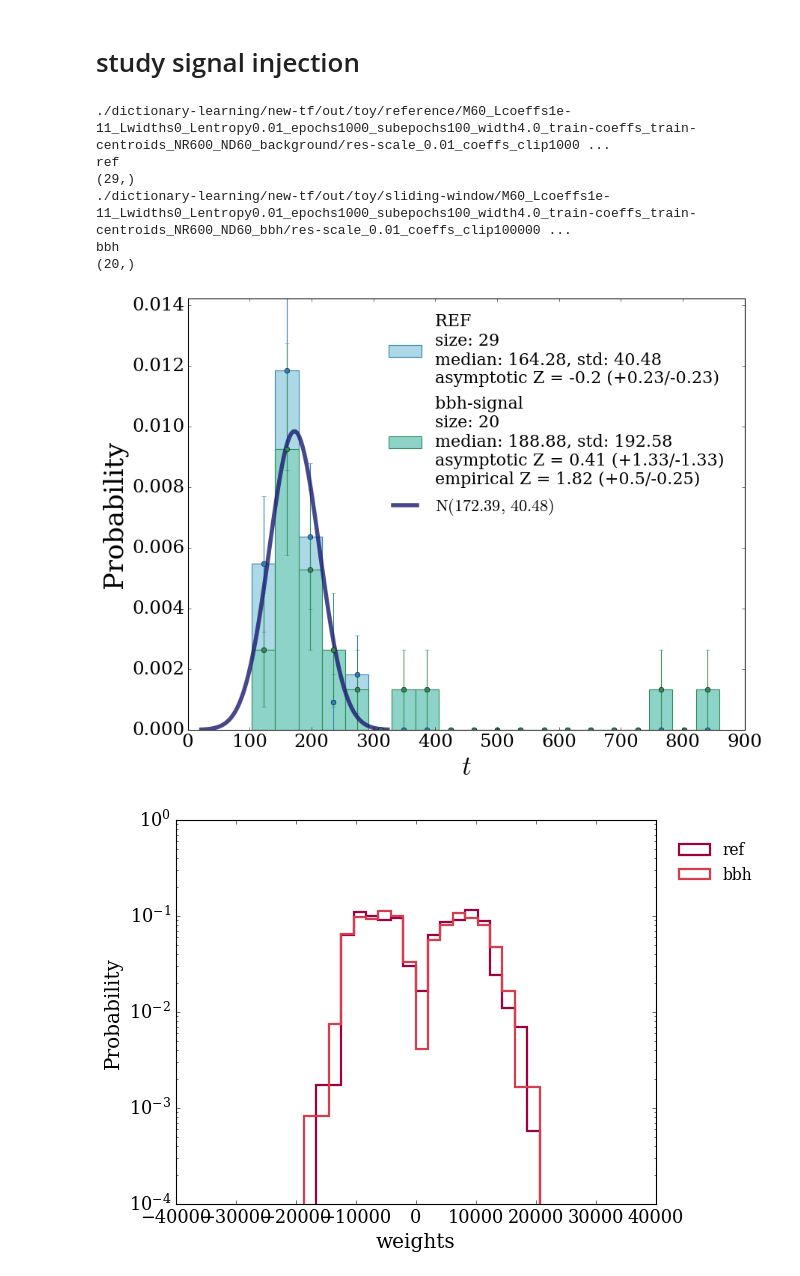
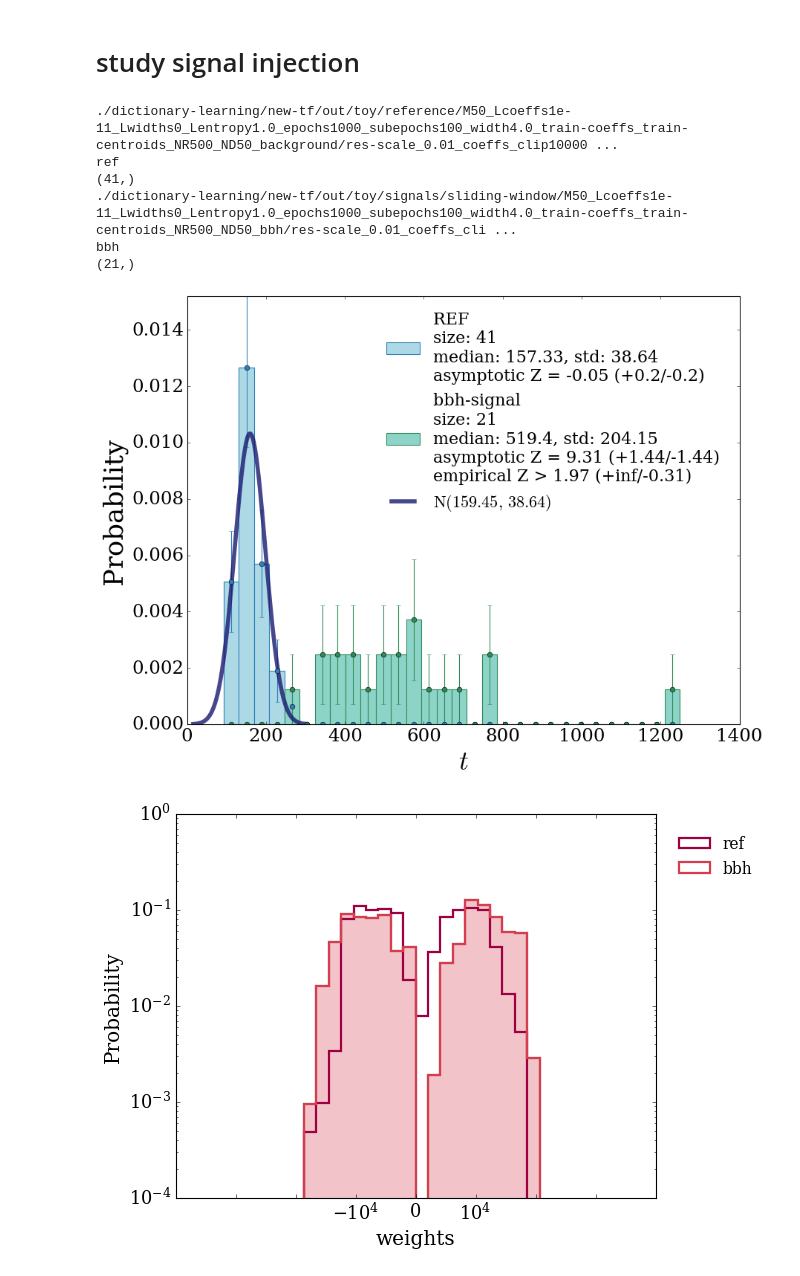
Before and after one commit to GaiaGrosso/NPLM-GWAK, a Jupyter notebook: analyse-output_dict-learning.ipynb, the cells around one changed output. Saved outputs shown, nothing was run; the diff lists cells and outputs as text; code cells hidden in the pictures.

```diff
--- a/analyse-output_dict-learning.ipynb
+++ b/analyse-output_dict-learning.ipynb
@@ -332,13 +332,15 @@ def Plot_Percentiles_ref(tvalues_check, df, patience=1, wc=None, ymax=300, ymin=
 folder_root = './dictionary-learning/new-tf/out/toy/reference/'
 
 folders = [
-    'M10_Lcoeffs1e-11_Lwidths0_Lentropy1.0_epochs1000_subepochs100_width4.0_train-coeffs_train-centroids_NR600_ND60_background/res-scale_0.01_coeffs_clip1000000/',
-    'M10_Lcoeffs1e-09_Lwidths0_Lentropy1.0_epochs1000_subepochs100_width4.0_train-coeffs_train-centroids_NR600_ND60_background/res-scale_0.01_coeffs_clip1000000/',
-    'M60_Lcoeffs1e-11_Lwidths0_Lentropy1.0_epochs1000_subepochs100_width2.6_train-coeffs_train-centroids_NR600_ND60_background/res-scale_0.01_coeffs_clip1000000/',
-    'M60_Lcoeffs1e-11_Lwidths0_Lentropy1.0_epochs1000_subepochs100_width4.0_train-coeffs_train-centroids_NR600_ND60_background/res-scale_0.01_coeffs_clip1000000/',
-    'M60_Lcoeffs1e-09_Lwidths0_Lentropy1.0_epochs1000_subepochs100_width4.0_train-coeffs_train-centroids_NR600_ND60_background/res-scale_0.01_coeffs_clip1000000/',
-    'M60_Lcoeffs1e-11_Lwidths0_Lentropy0.01_epochs1000_subepochs100_width4.0_train-coeffs_train-centroids_NR600_ND60_background/res-scale_0.01_coeffs_clip1000000/',
-    'M120_Lcoeffs1e-09_Lwidths0_Lentropy1.0_epochs1000_subepochs100_width4.0_train-coeffs_train-centroids_NR600_ND60_background/res-scale_0.01_coeffs_clip1000000/',
+#    'M10_Lcoeffs1e-11_Lwidths0_Lentropy1.0_epochs1000_subepochs100_width4.0_train-coeffs_train-centroids_NR600_ND60_background/res-scale_0.01_coeffs_clip1000000/',
+#    'M10_Lcoeffs1e-09_Lwidths0_Lentropy1.0_epochs1000_subepochs100_width4.0_train-coeffs_train-centroids_NR600_ND60_background/res-scale_0.01_coeffs_clip1000000/',
+#    'M60_Lcoeffs1e-11_Lwidths0_Lentropy1.0_epochs1000_subepochs100_width2.6_train-coeffs_train-centroids_NR600_ND60_background/res-scale_0.01_coeffs_clip1000000/',
+#    'M60_Lcoeffs1e-11_Lwidths0_Lentropy1.0_epochs1000_subepochs100_width4.0_train-coeffs_train-centroids_NR600_ND60_background/res-scale_0.01_coeffs_clip1000000/',
+#    'M60_Lcoeffs1e-09_Lwidths0_Lentropy1.0_epochs1000_subepochs100_width4.0_train-coeffs_train-centroids_NR600_ND60_background/res-scale_0.01_coeffs_clip1000000/',
+#    'M60_Lcoeffs1e-11_Lwidths0_Lentropy0.01_epochs1000_subepochs100_width4.0_train-coeffs_train-centroids_NR600_ND60_background/res-scale_0.01_coeffs_clip1000000/',
+#    'M120_Lcoeffs1e-09_Lwidths0_Lentropy1.0_epochs1000_subepochs100_width4.0_train-coeffs_train-centroids_NR600_ND60_background/res-scale_0.01_coeffs_clip1000000/',
+    'M50_Lcoeffs1e-11_Lwidths0_Lentropy1.0_epochs1000_subepochs100_width4.0_train-coeffs_train-centroids_NR500_ND50_background/res-scale_0.01_coeffs_clip1000000.0/',
+
 ]
 
 t_dict = {}
@@ -418,7 +406,7 @@ for k in list(t_dict.keys()):
     fig.patch.set_facecolor('white')
     ax= fig.add_axes([0.1, 0.1, 0.85, 0.8])
     df = np.around(np.mean(t),2)#np.around(np.quantile(t, 0.5), 2)
-    xmin, xmax, nbins = -20, 1000, 50
+    xmin, xmax, nbins = -20, 1000, 30
     bins      = np.linspace(xmin, xmax, nbins+1)
     binswidth = (xmax-xmin)*1./nbins
     print(k)
@@ -531,17 +491,22 @@ folders = {
    'ref': './dictionary-learning/new-tf/out/toy/reference/M60_Lcoeffs1e-11_Lwidths0_Lentropy0.01_epochs1000_subepochs100_width4.0_train-coeffs_train-centroids_NR600_ND60_background/res-scale_0.01_coeffs_clip1000000/',
    'bbh': './dictionary-learning/new-tf/out/toy/sliding-window/M60_Lcoeffs1e-11_Lwidths0_Lentropy0.01_epochs1000_subepochs100_width4.0_train-coeffs_train-centroids_NR600_ND60_bbh/res-scale_0.01_coeffs_clip1000000/',
    }
+# %%
+folders = {
+   'ref': './dictionary-learning/new-tf/out/toy/reference/M50_Lcoeffs1e-11_Lwidths0_Lentropy1.0_epochs1000_subepochs100_width4.0_train-coeffs_train-centroids_NR500_ND50_background/res-scale_0.01_coeffs_clip1000000.0/',
+   'bbh': './dictionary-learning/new-tf/out/toy/signals/sliding-window/M50_Lcoeffs1e-11_Lwidths0_Lentropy1.0_epochs1000_subepochs100_width4.0_train-coeffs_train-centroids_NR500_ND50_bbh/res-scale_0.01_coeffs_clip1000000.0/',
+   }
 # %%
 # read from folders
 #t_dict = read_t(folders)
 t_dict, coeffs_history, centroids_history, widths_history, loss_history, loss_nplm_history = read_all(folders)
 # %% [output]
-./dictionary-learning/new-tf/out/toy/reference/M60_Lcoeffs1e-11_Lwidths0_Lentropy0.01_epochs1000_subepochs100_width4.0_train-coeffs_train-centroids_NR600_ND60_background/res-scale_0.01_coeffs_clip1000 ...
+./dictionary-learning/new-tf/out/toy/reference/M50_Lcoeffs1e-11_Lwidths0_Lentropy1.0_epochs1000_subepochs100_width4.0_train-coeffs_train-centroids_NR500_ND50_background/res-scale_0.01_coeffs_clip10000 ...
 ref
-(29,)
-./dictionary-learning/new-tf/out/toy/sliding-window/M60_Lcoeffs1e-11_Lwidths0_Lentropy0.01_epochs1000_subepochs100_width4.0_train-coeffs_train-centroids_NR600_ND60_bbh/res-scale_0.01_coeffs_clip100000 ...
+(41,)
+./dictionary-learning/new-tf/out/toy/signals/sliding-window/M50_Lcoeffs1e-11_Lwidths0_Lentropy1.0_epochs1000_subepochs100_width4.0_train-coeffs_train-centroids_NR500_ND50_bbh/res-scale_0.01_coeffs_cli ...
 bbh
-(20,)
+(21,)
 # %%
 t1 = t_dict['ref']
 t1 = t1[~np.isnan(t1)]
@@ -556,11 +521,11 @@ for k in list(t_dict.keys()):
         continue
     plot_2distribution_NormRef(t1, t2, mu=np.mean(t1),std= np.std(t1),
                                      xmin=np.min(t1), xmax=np.max(t2), #ymax=0.03,
-                                     nbins=20, save=True, output_path=folder,
+                                     nbins=30, save=True, output_path=folder,
                                      label1='REF', label2='%s-signal'%(k), save_name='%s-signal'%(k), print_Zscore=True)
     i+=1
 # %% [output]
-[figure, old version]
+[figure, new version]
 # %%
 colors = ['#9e0142','#d53e4f','#f46d43','#fdae61','#fee08b','#e6f598','#abdda4','#66c2a5','#3288bd','#5e4fa2', 'darkblue', 'midnightblue']
 plt.rcParams["font.family"] = "serif"
@@ -581,36 +546,43 @@ for k in list(t_dict.keys()):
     ax= fig.add_axes([0.15, 0.15, 0.5, 0.8])
     for k in list(t_dict.keys()):
         M = k.split('M')[-1].split('_')[0]
         Lrep = k.split('_Lrep')[-1].split('_')[0]
         clip = k.split('clip')[-1].split('/')[0]
         width= k.split('_width')[-1].split('_')[0]
         if coeffs_history[k].shape[0]==0:
             i+=1
             continue
         t=coeffs_history[k][:, -1, :].reshape((-1,))
         t=t[~np.isnan(t)]
 
         plt.hist(t, bins=bins, histtype='step', color=colors[i],
-                 label=k,#r'M = %s, $\lambda_{\rm REP}=%s$, $\sigma=%s$, clip=%s'%(M, Lrep, width, clip),
-                 lw=2,
-                 weights=np.ones_like(t)*1./(t.shape[0])
-                 #density=True
+                 label=k,lw=2, weights=np.ones_like(t)*1./(t.shape[0])
                 )
+        if k!='ref':
+            plt.hist(t, bins=bins, histtype='stepfilled', color=colors[i], alpha=0.3,
+                 lw=2, weights=np.ones_like(t)*1./(t.shape[0])
+                    )
         i+=1
     font = font_manager.FontProperties(family='serif', size=14)
     plt.legend(prop=font, ncol=1, loc='upper left', frameon=False, bbox_to_anchor=(1.02, 0.98)
               )
     plt.xlabel(r'weights', fontsize=18, fontname="serif")
 
     plt.ylabel('Probability', fontsize=18, fontname="serif")
     plt.yticks(fontsize=16, fontname="serif")
     plt.xticks(fontsize=16, fontname="serif")
     plt.yscale('log')
+    #
+    #plt.gca().xaxis.set_major_formatter(mpl.ticker.ScalarFormatter())
+    #plt.gca().xaxis.set_minor_formatter(mpl.ticker.NullFormatter())
+    ax.get_xaxis().set_major_formatter(mpl.ticker.LogFormatterSciNotation(base=10, minor_thresholds=(200000, 200000),  labelOnlyBase=False))
+    #ax.ticklabel_format(axis='both', style='sci',)
     #plt.xlim(-321, 321)
     #plt.ylim(0.001, 1)
+    #ax.set_xscale('log')
     #plt.savefig('%s/all_weights_width%s_sig.pdf'%(folders['ref'], width))
     plt.savefig('%s/all_weights.pdf'%(folder))
     plt.show()
 # %% [output]
-[figure, old version]
+[figure, new version]
 # %%
```
Also changed, not shown: parts of 3 cells of this notebook.
